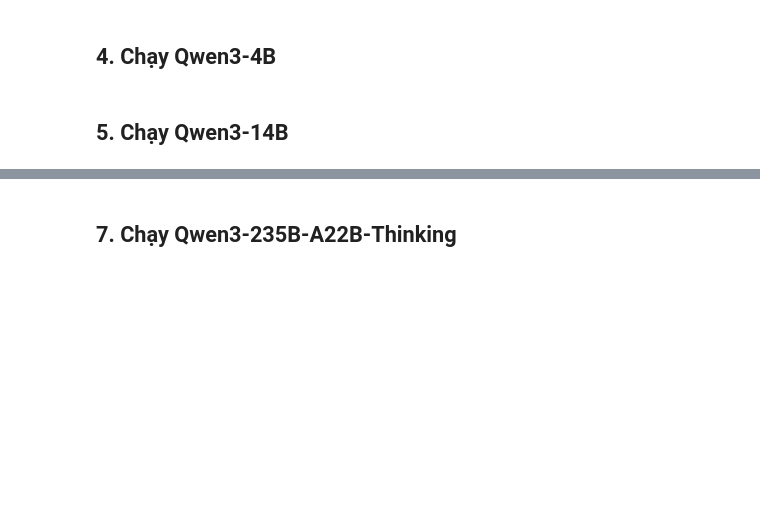
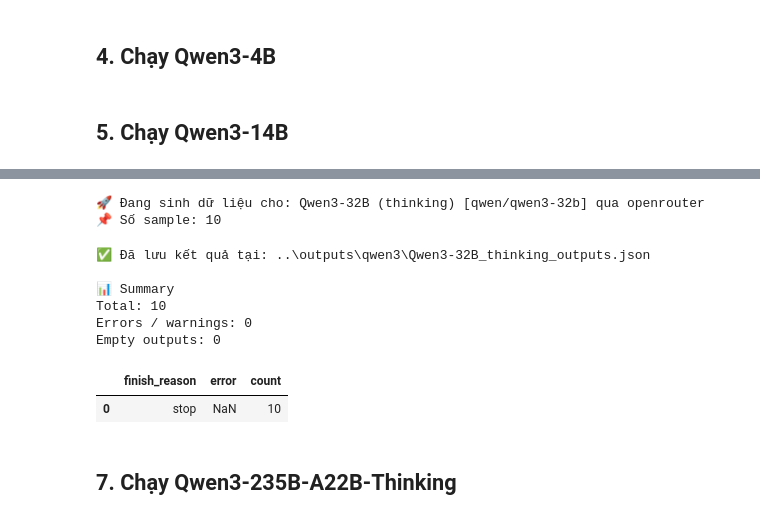
Before and after one commit to Hutaph/a-triple-of-lms, a Jupyter notebook: notebooks/Qwen3_benchmark.ipynb, the cells around one changed output, grey strips where cells are left out. Saved outputs shown, nothing was run; the diff lists cells and outputs as text; code cells hidden in the pictures; blank space fills up the shorter version.

```diff
--- a/notebooks/Qwen3_benchmark.ipynb
+++ b/notebooks/Qwen3_benchmark.ipynb
@@ -655,16 +662,27 @@ results_qwen3_14b_test = run_and_save_benchmark(
 # %%
 mode = "thinking"
 
 results_qwen3_32b_test = run_and_save_benchmark(
     client=or_client,
     model_id="qwen/qwen3-32b",
     model_name="Qwen3-32B",
     provider="openrouter",
     mode=mode,
-    limit=1,
+    limit=0,
     sleep_sec=2.0,
     retry_on_bad_output=True,
 )
+# %% [output]
+🚀 Đang sinh dữ liệu cho: Qwen3-32B (thinking) [qwen/qwen3-32b] qua openrouter
+📌 Số sample: 10
+✅ Đã lưu kết quả tại: ..\outputs\qwen3\Qwen3-32B_thinking_outputs.json
+
+📊 Summary
+Total: 10
+Errors / warnings: 0
+Empty outputs: 0
+|  | finish_reason | error | count |
+| 0 | stop | NaN | 10 |
 # %% [markdown]
 ## 7. Chạy Qwen3-235B-A22B-Thinking
 # %%
```
Also changed, not shown: parts of 7 cells of this notebook, 4 other files.
